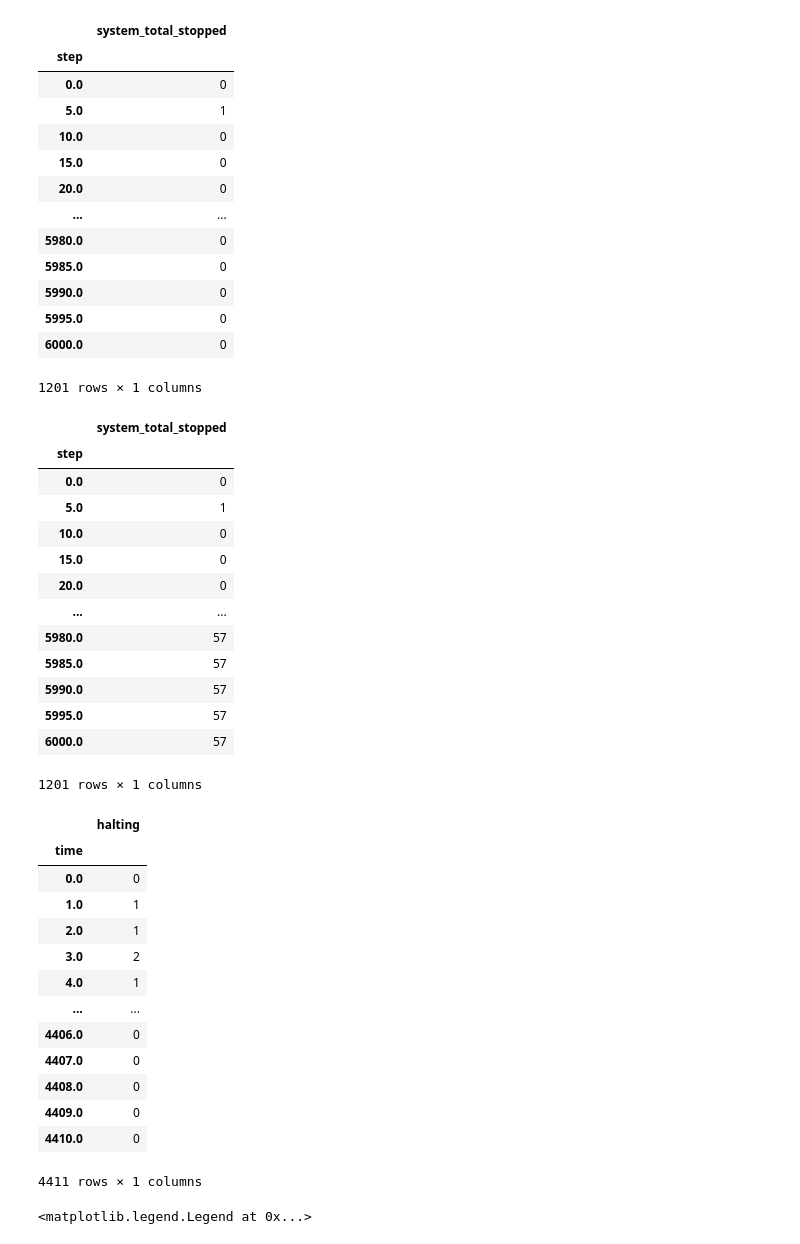
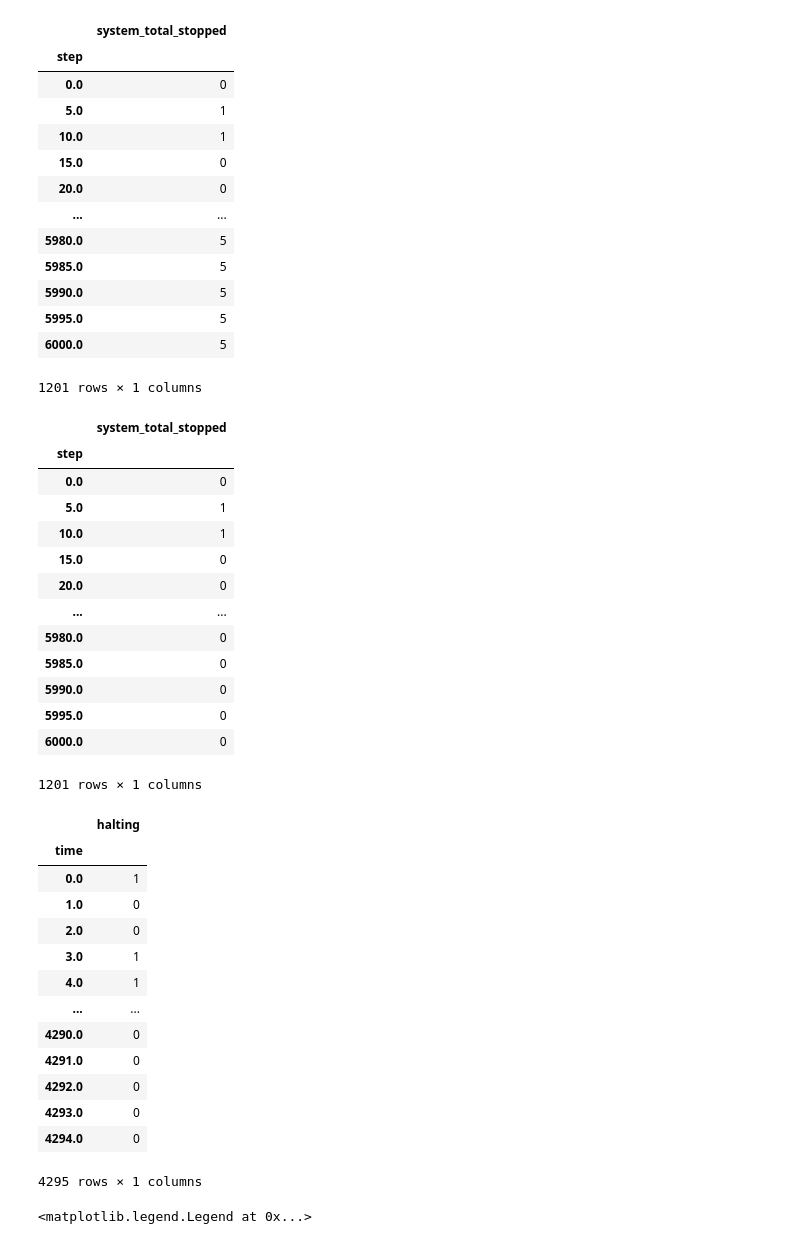
Before and after one commit to abdullah-shwaiky/amman-atsc-gp, a Jupyter notebook: dev.ipynb, the cells around one changed output. Drawn from its saved outputs; the diff is of its cells as text; code cells hidden in the pictures.

```diff
--- a/dev.ipynb
+++ b/dev.ipynb
@@ -44,63 +44,63 @@ queue_7th.set_index('step')
 # %%
 diff_uni = pd.read_csv('outputs/uni_area/diff-waiting-time/diff-waiting-time_conn1_ep10.csv')[['step','system_total_stopped']]
 diff_uni.set_index('step')
-diff_7th = pd.read_csv('outputs/7th-area/diff-waiting-time/diff-waiting-time_conn2_ep3.csv')[['step','system_total_stopped']]
+diff_7th = pd.read_csv('outputs/7th-area/diff-waiting-time/diff-waiting-time_conn2_ep6.csv')[['step','system_total_stopped']]
 diff_7th.set_index('step')
 # %% [output]
 |  | system_total_stopped |
 | step |  |
 | 0.0 | 0 |
 | 5.0 | 1 |
-| 10.0 | 0 |
+| 10.0 | 1 |
 | 15.0 | 0 |
 | 20.0 | 0 |
 | ... | ... |
-| 5980.0 | 0 |
-| 5985.0 | 0 |
-| 5990.0 | 0 |
-| 5995.0 | 0 |
-| 6000.0 | 0 |
+| 5980.0 | 5 |
+| 5985.0 | 5 |
+| 5990.0 | 5 |
+| 5995.0 | 5 |
+| 6000.0 | 5 |
 1201 rows × 1 columns
 # %%
 pressure_uni = pd.read_csv('outputs/uni_area/pressure/pressure_conn4_ep9.csv')[['step','system_total_stopped']]
 pressure_uni.set_index('step')
-pressure_7th = pd.read_csv('outputs/7th-area/pressure/pressure_conn3_ep3.csv')[['step','system_total_stopped']]
+pressure_7th = pd.read_csv('outputs/7th-area/pressure/pressure_conn4_ep6.csv')[['step','system_total_stopped']]
 pressure_7th.set_index('step')
 # %% [output]
 |  | system_total_stopped |
 | step |  |
 | 0.0 | 0 |
 | 5.0 | 1 |
-| 10.0 | 0 |
+| 10.0 | 1 |
 | 15.0 | 0 |
 | 20.0 | 0 |
 | ... | ... |
-| 5980.0 | 57 |
-| 5985.0 | 57 |
-| 5990.0 | 57 |
-| 5995.0 | 57 |
-| 6000.0 | 57 |
+| 5980.0 | 0 |
+| 5985.0 | 0 |
+| 5990.0 | 0 |
+| 5995.0 | 0 |
+| 6000.0 | 0 |
 1201 rows × 1 columns
 # %%
-fixed_uni = pd.read_xml('nets/uni-area/fixed_time.xml')[['time','halting']]
-fixed_uni.set_index('time')
+# fixed_uni = pd.read_xml('nets/uni-area/fixed_time.xml')[['time','halting']]
+# fixed_uni.set_index('time')
 fixed_7th = pd.read_xml('nets/7th-area/fixed_time.xml')[['time','halting']]
 fixed_7th.set_index('time')
 # %% [output]
 |  | halting |
 | time |  |
-| 0.0 | 0 |
-| 1.0 | 1 |
-| 2.0 | 1 |
-| 3.0 | 2 |
+| 0.0 | 1 |
+| 1.0 | 0 |
+| 2.0 | 0 |
+| 3.0 | 1 |
 | 4.0 | 1 |
 | ... | ... |
-| 4406.0 | 0 |
-| 4407.0 | 0 |
-| 4408.0 | 0 |
-| 4409.0 | 0 |
-| 4410.0 | 0 |
+| 4290.0 | 0 |
+| 4291.0 | 0 |
+| 4292.0 | 0 |
+| 4293.0 | 0 |
+| 4294.0 | 0 |
-4411 rows × 1 columns
+4295 rows × 1 columns
 # %%
 plt.figure(figsize=(16, 8), dpi=150)
 plt.plot(joint_uni['step'],joint_uni['system_total_stopped'], label='joint')
```
Also changed, not shown: parts of 3 cells of this notebook, 29 other files.
